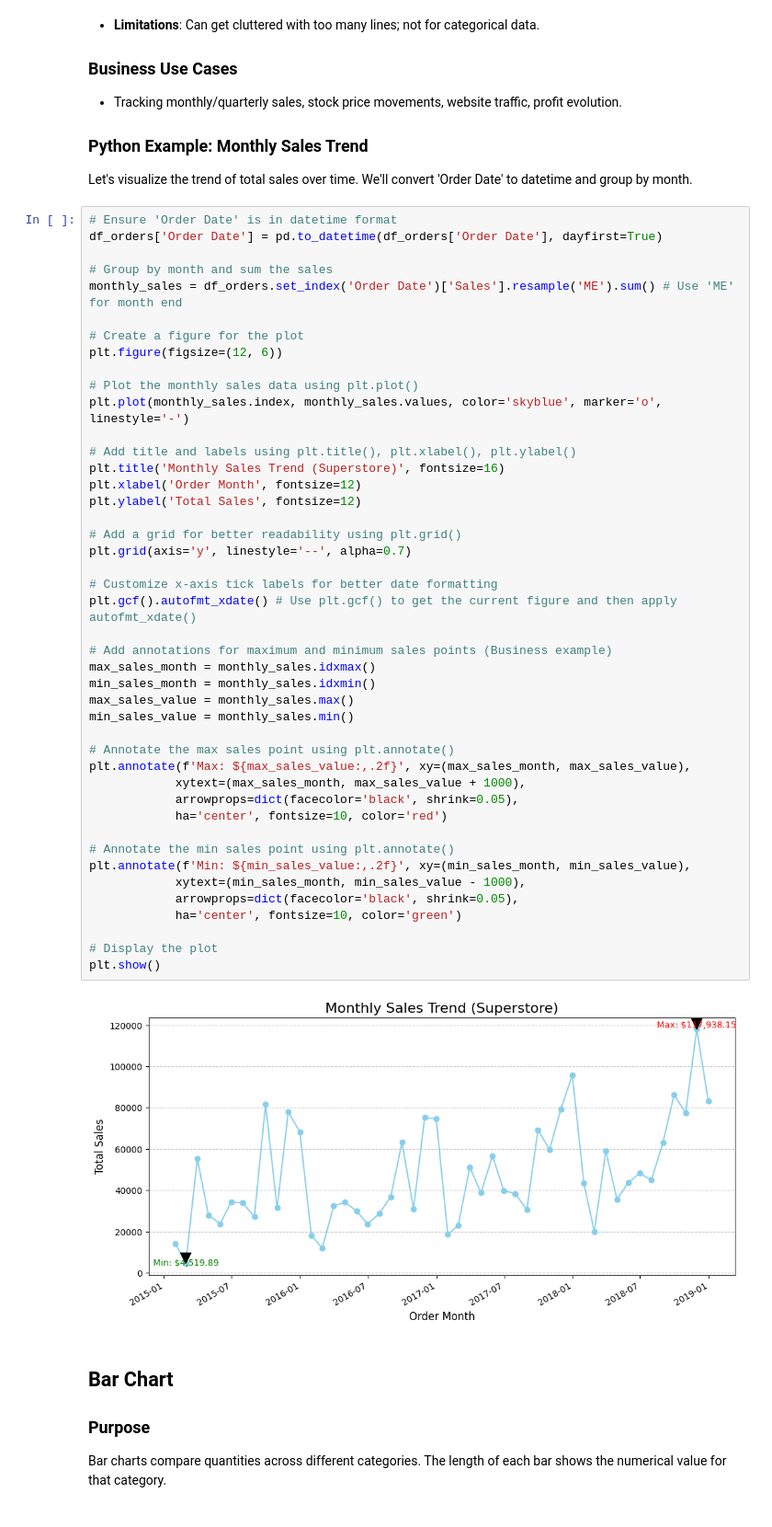
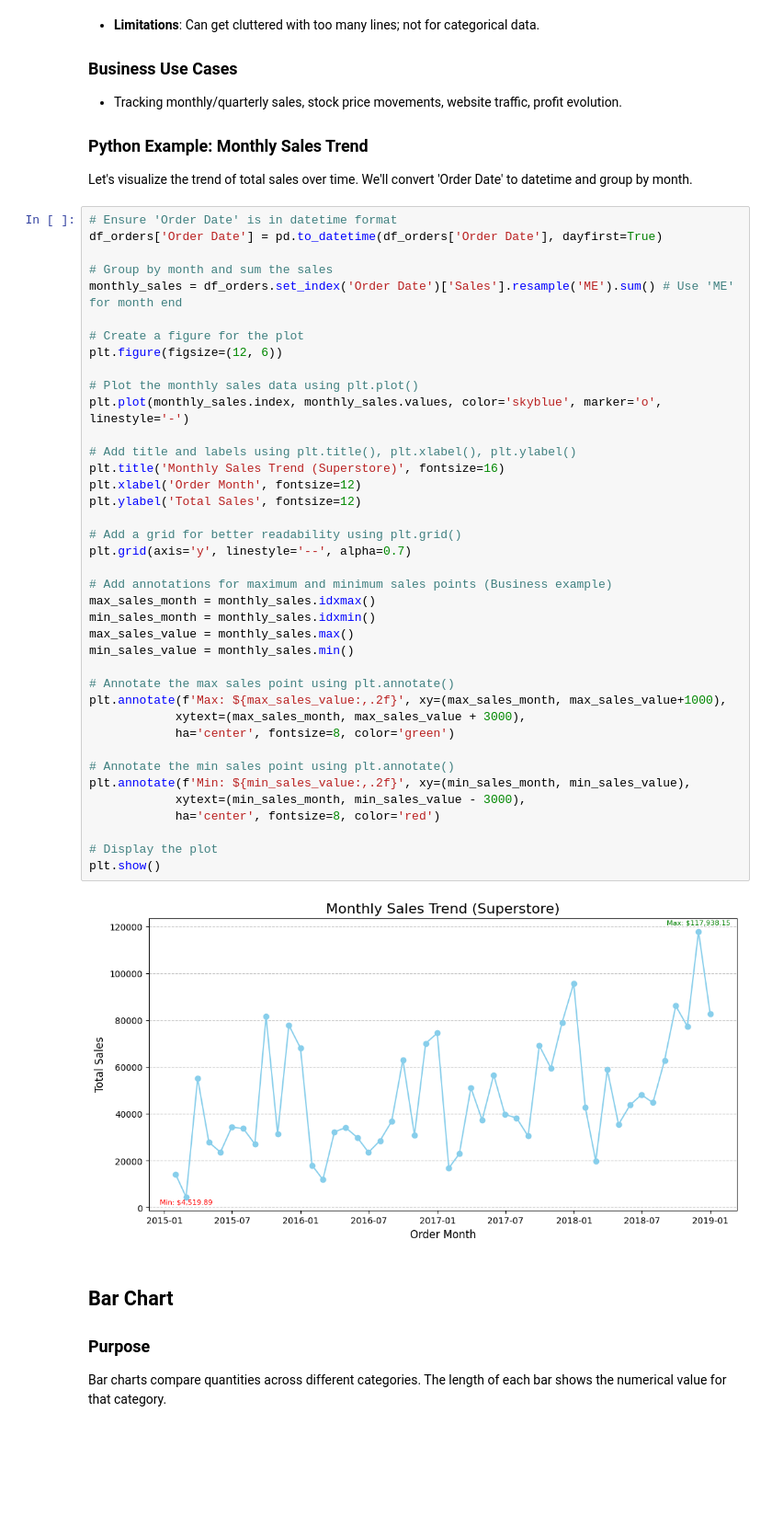
Before and after one commit to Mohamad-Selawy/Python, a Jupyter notebook: Data Analysis/Level 3/Part_1_Fundamentals_and_Matplotlib_Basics.ipynb, the cells around one changed output. Shown at 92% size. Cells and saved outputs as stored; diff of their text form; blank space fills up the shorter version.

```diff
--- a/Data Analysis/Level 3/Part_1_Fundamentals_and_Matplotlib_Basics.ipynb
+++ b/Data Analysis/Level 3/Part_1_Fundamentals_and_Matplotlib_Basics.ipynb
@@ -372,44 +445,39 @@ df_orders['Order Date'] = pd.to_datetime(df_orders['Order Date'], dayfirst=True)
 monthly_sales = df_orders.set_index('Order Date')['Sales'].resample('ME').sum() # Use 'ME' for month end
 
 # Create a figure for the plot
 plt.figure(figsize=(12, 6))
 
 # Plot the monthly sales data using plt.plot()
 plt.plot(monthly_sales.index, monthly_sales.values, color='skyblue', marker='o', linestyle='-')
 
 # Add title and labels using plt.title(), plt.xlabel(), plt.ylabel()
 plt.title('Monthly Sales Trend (Superstore)', fontsize=16)
 plt.xlabel('Order Month', fontsize=12)
 plt.ylabel('Total Sales', fontsize=12)
 
 # Add a grid for better readability using plt.grid()
 plt.grid(axis='y', linestyle='--', alpha=0.7)
 
-# Customize x-axis tick labels for better date formatting
-plt.gcf().autofmt_xdate() # Use plt.gcf() to get the current figure and then apply autofmt_xdate()
-
 # Add annotations for maximum and minimum sales points (Business example)
 max_sales_month = monthly_sales.idxmax()
 min_sales_month = monthly_sales.idxmin()
 max_sales_value = monthly_sales.max()
 min_sales_value = monthly_sales.min()
 
 # Annotate the max sales point using plt.annotate()
-plt.annotate(f'Max: ${max_sales_value:,.2f}', xy=(max_sales_month, max_sales_value),
-            xytext=(max_sales_month, max_sales_value + 1000),
-            arrowprops=dict(facecolor='black', shrink=0.05),
-            ha='center', fontsize=10, color='red')
+plt.annotate(f'Max: ${max_sales_value:,.2f}', xy=(max_sales_month, max_sales_value+1000),
+            xytext=(max_sales_month, max_sales_value + 3000),
+            ha='center', fontsize=8, color='green')
 
 # Annotate the min sales point using plt.annotate()
 plt.annotate(f'Min: ${min_sales_value:,.2f}', xy=(min_sales_month, min_sales_value),
-            xytext=(min_sales_month, min_sales_value - 1000),
-            arrowprops=dict(facecolor='black', shrink=0.05),
-            ha='center', fontsize=10, color='green')
+            xytext=(min_sales_month, min_sales_value - 3000),
+            ha='center', fontsize=8, color='red')
 
 # Display the plot
 plt.show()
 # %% [output]
-[figure, old version]
+[figure, new version]
 # %% [markdown]
 ## Bar Chart
 
```
Also changed, not shown: parts of 11 cells of this notebook.
